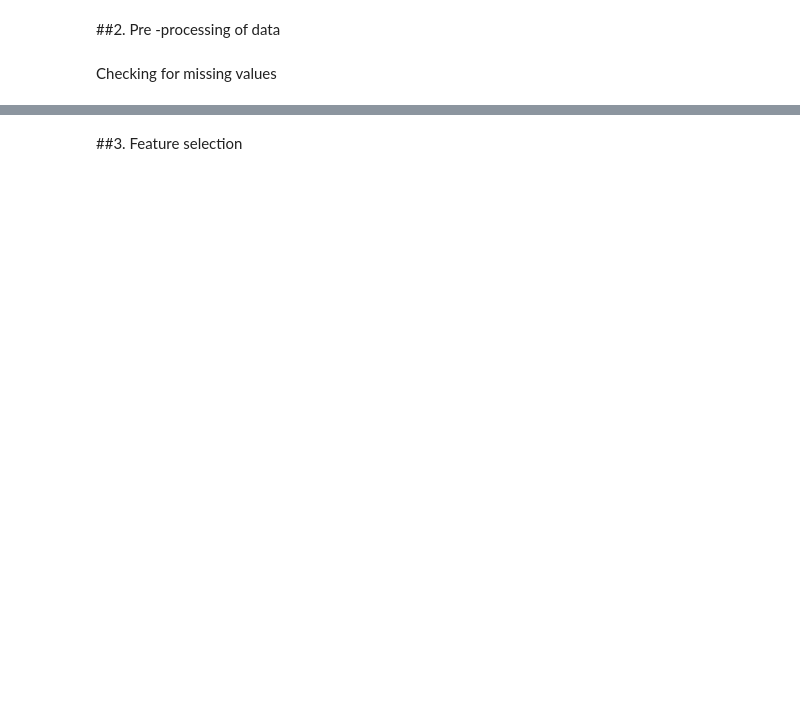
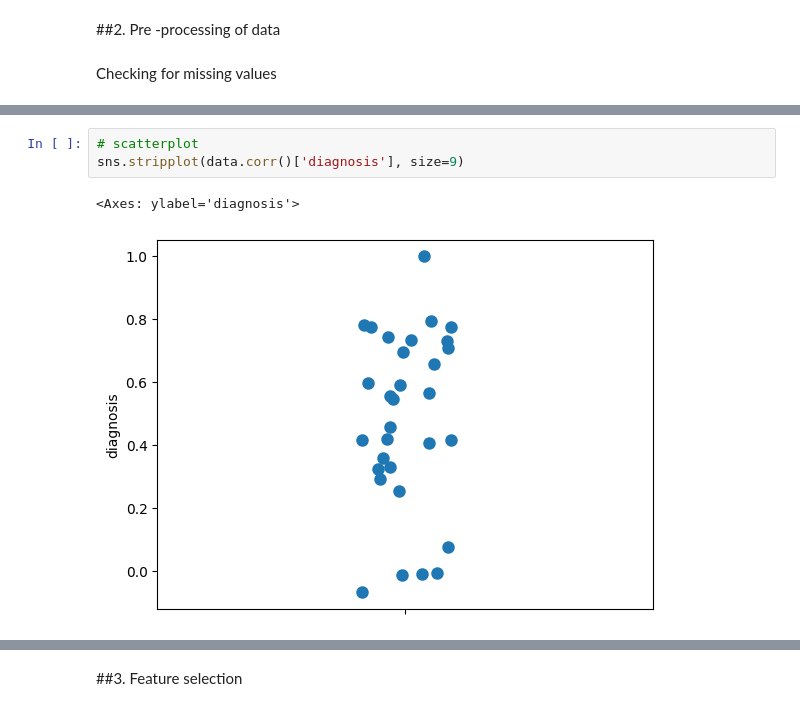
Before and after one commit to Archi1809/Machine_learning, a Jupyter notebook: ArchiGupta_102016074.ipynb, the cells around one changed output, grey strips where cells are left out. Drawn from its saved outputs; the diff is of its cells as text; blank space fills up the shorter version.

```diff
--- a/ArchiGupta_102016074.ipynb
+++ b/ArchiGupta_102016074.ipynb
@@ -79,0 +82,6 @@ As their are values less than 0.7 or 0.8 so removing those features
+# %%
+# scatterplot
+sns.stripplot(data.corr()['diagnosis'], size=9)
+# %% [output]
+<Axes: ylabel='diagnosis'>
+[figure, added]
```
Also changed, not shown: parts of 32 cells of this notebook.
